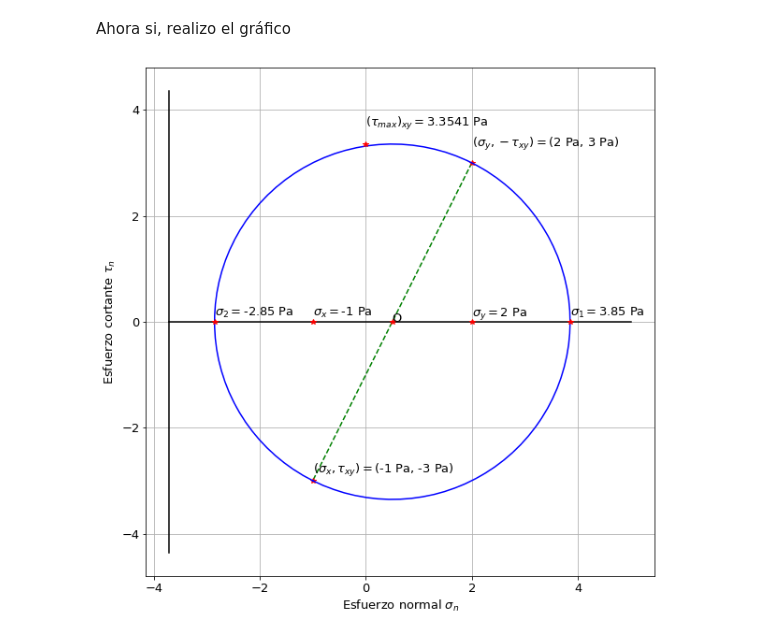
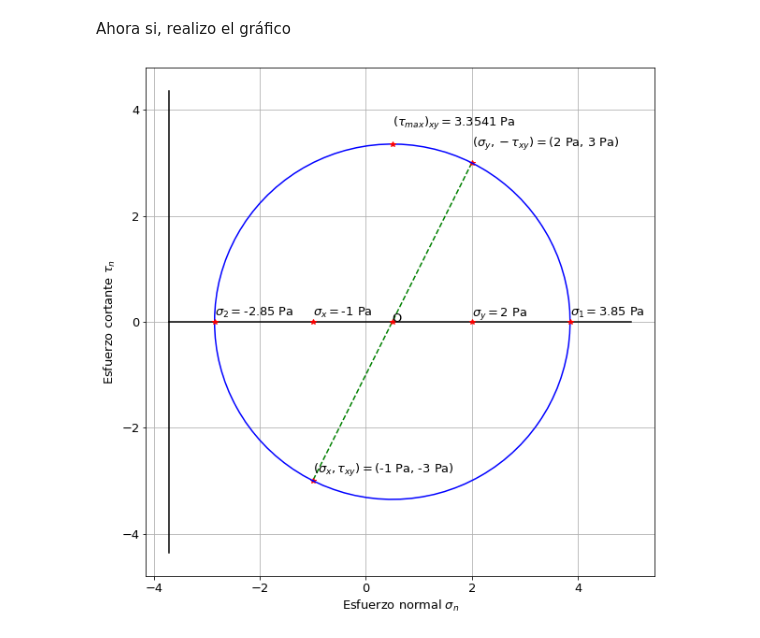
Before and after one commit to michaelherediaperez/medio-continuo, a Jupyter notebook: codigos/cap_02/02_09_04_ejemplo.ipynb, the cells around one changed output. Drawn from its saved outputs; the diff is of its cells as text; code cells hidden in the pictures.

```diff
--- a/codigos/cap_02/02_09_04_ejemplo.ipynb
+++ b/codigos/cap_02/02_09_04_ejemplo.ipynb
@@ -135,33 +135,33 @@ ax.text((sx+sy)/2, 0,  "O")
 
 # Dibujo la circunferencia.
 ax.plot(ssn_t, ttn_t, "-b")
 
 # Ubico los esfuerzos sx, sy
 ax.plot(sx, 0, "*r")
 ax.text(sx, 0.1, r"$\sigma_x = $" + f"{sx} Pa")
 ax.plot(sy, 0, "*r")
 ax.text(sy, 0.1, r"$\sigma_y = $" + f"{sy} Pa")
 
 # Ubico los esfuerzos principales s1, s2
 ax.plot(s1, 0, "*r")
 ax.text(s1, 0.1, r"$\sigma_1 = $" + f"{round(s1, 2)} Pa")
 ax.plot(s2, 0, "*r")
 ax.text(s2, 0.1, r"$\sigma_2 = $" + f"{round(s2, 2)} Pa")
 
 # Indico el esfuerzo cortante máximo.
-ax.plot(0, tmax_xy, "*r")
-ax.text(0, 1.1*tmax_xy, r"$(\tau_{max})_{xy} = $" + f"{round(tmax_xy, 4)} Pa")
+ax.plot((sx+sy)/2, tmax_xy, "*r")
+ax.text((sx+sy)/2, 1.1*tmax_xy, r"$(\tau_{max})_{xy} = $" + f"{round(tmax_xy, 4)} Pa")
 
 # Nombre de los ejes.
 ax.set_xlabel("Esfuerzo normal " + r"$\sigma_n$" )
 ax.set_ylabel("Esfuerzo cortante " + r"$\tau_n$")
 
 # Configuro parámetros del lienzo.
 ax.grid(b=True, which='major', linestyle='-')
 ax.set_aspect('equal', adjustable='box')
 #plt.axis('off')
 
 # Presento en pantalla el lienzo.
 plt.show()
 # %% [output]
-[figure, old version]
+[figure, new version]
```
